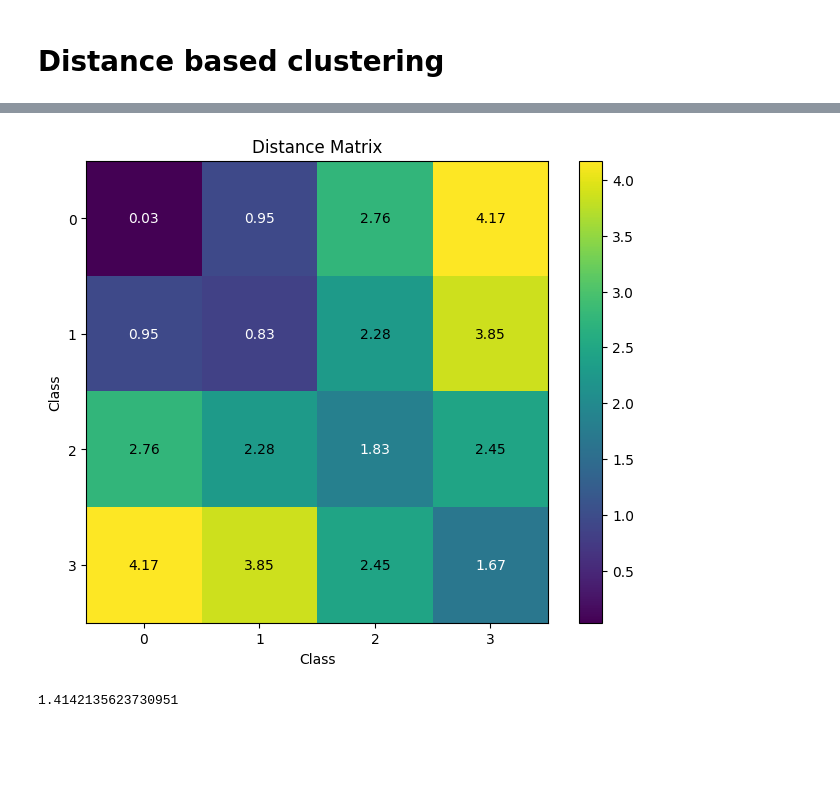
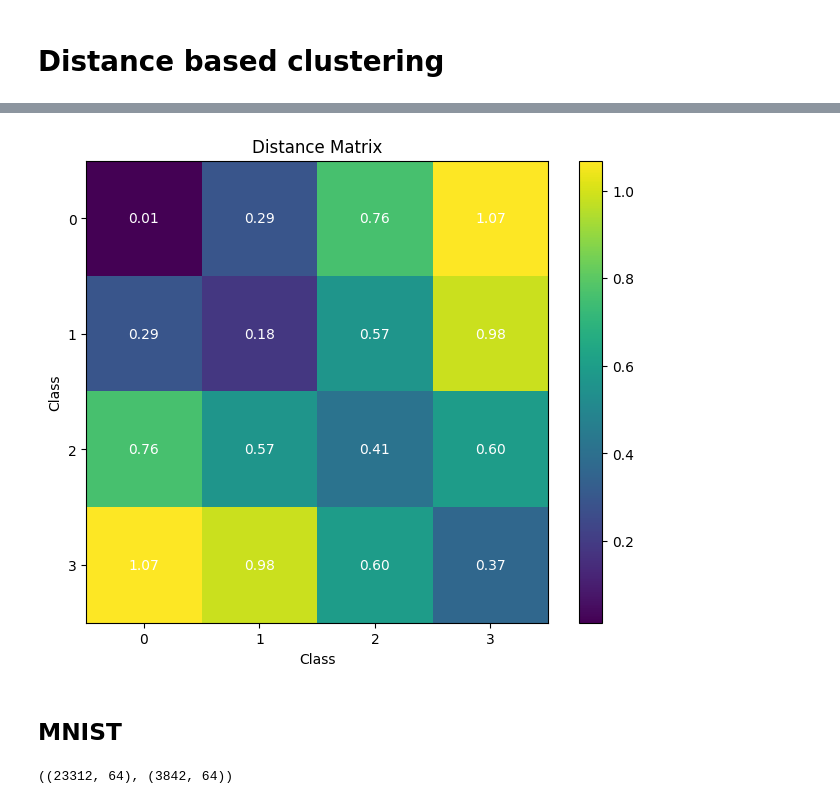
Before and after one commit to timodw/time_series_preprocessing, a Jupyter notebook: evaluation.ipynb, the cells around one changed output, grey strips where cells are left out. Saved outputs shown, nothing was run; the diff lists cells and outputs as text; code cells hidden in the pictures; blank space fills up the shorter version.

Commit message:
some work on MNIST

```diff
--- a/evaluation.ipynb
+++ b/evaluation.ipynb
@@ -174,10 +176,12 @@ _ = dtw_c(np.random.randn(100), np.random.randn(100))
 from data import load_dataset
 from distance_matrix import parallel_distance_matrix
 
+N = 2000
+
 X, y = load_dataset(Path('processed_data'), dataset_id='RTAGXFQJ4T') # FFT
 # X, y = load_dataset(Path('processed_data'), dataset_id='K6WZL7BWHQ') # Raw
 X, y = X[0][:, :, 0], y[0]
-indices = np.random.choice(len(X), 500)
+indices = np.random.choice(len(X), N)
 X, y = X[indices], y[indices]
 print(X.shape, np.unique(y, return_counts=True))
 
@@ -193,12 +194,12 @@ distance_matrix = distance_matrix / sums[:, np.newaxis]
 from sklearn.cluster import AgglomerativeClustering,  DBSCAN
 from collections import defaultdict
 
-def cluster_time_series(distance_matrix, n_clusters=None):
+def cluster_time_series(distances, n_clusters=None):
     clustering_model = AgglomerativeClustering(n_clusters=n_clusters, metric='precomputed', linkage='average')
-    labels = clustering_model.fit_predict(distance_matrix)
+    labels = clustering_model.fit_predict(distances)
     return labels
 
-clusters = cluster_time_series(distance_matrix, n_clusters=10)
+clusters = cluster_time_series(distances, n_clusters=50)
 cluster_label_mapping = defaultdict(list)
 for label, cluster in zip(y, clusters):
     cluster_label_mapping[cluster].append(label)
@@ -231,58 +214,38 @@ Cluster 9 -> 2 (100.00%)
 # %%
 distance_dict = defaultdict(list)
-for i in range(500):
-    for j in range(i + 1, 500):
+for i in range(N):
+    for j in range(i + 1, N):
         l_i, l_j = y[i], y[j]
-        distance_dict[(min(l_i, l_j), max(l_i, l_j))].append(distance_matrix[i, j] * 1000)
+        distance_dict[(min(l_i, l_j), max(l_i, l_j))].append(distances[i, j] * 1000)
 
 mean_dict = {k: np.mean(v) for k, v in distance_dict.items()}
 max_index = max(max(k) for k in mean_dict.keys()) + 1
 matrix = np.full((max_index, max_index), np.nan)
 
 # Populate the distance matrix
 for (i, j), distance in mean_dict.items():
     matrix[i, j] = distance
     matrix[j, i] = distance
 plt.figure(figsize=(8, 6))
 plt.imshow(matrix, cmap='viridis', interpolation='none')
 
 # Add text annotations for each cell
 for i in range(max_index):
     for j in range(max_index):
         distance = matrix[i, j]
         if not np.isnan(distance):
             plt.text(j, i, f'{distance:.2f}', ha='center', va='center', color='white' if distance < 2 else 'black')
 
 plt.title('Distance Matrix')
 plt.xlabel('Class')
 plt.ylabel('Class')
 plt.xticks(range(max_index))
 plt.yticks(range(max_index))
 plt.colorbar()
 plt.show()
 
 # {k: v for k, v in mean_dict.items() if k[0] == k[1]}, {k: v for k, v in mean_dict.items() if k[0] != k[1]}
 # %% [output]
-[figure, old version]
+[figure, new version]
-# %%
-import numpy as np
-import ctypes
-libdtw = ctypes.CDLL('./libdtw.so')
-
-# Specify the argument and result types
-libdtw.dtw.argtypes = [ctypes.c_int, ctypes.POINTER(ctypes.c_double), ctypes.c_int, ctypes.POINTER(ctypes.c_double)]
-libdtw.dtw.restype = ctypes.c_double
-
-# Python function to wrap the C function
-def dtw(s1, s2):
-    array_type1 = ctypes.c_double * len(s1)
-    array_type2 = ctypes.c_double * len(s2)
-    result = libdtw.dtw(len(s1), array_type1(*s1), len(s2), array_type2(*s2))
-    return result
-
-# Example usage
-s1 = np.array([1.0, 2.0, 3.0])
-s2 = np.array([2.0, 3.0, 4.0])
-print(dtw(s1, s2))
-# %% [output]
-1.4142135623730951
+# %% [markdown]
+## MNIST
@@ -288,0 +277,33 @@ print(dtw(s1, s2))
+# %%
+X_train, y_train = tfds.load('mnist', split='train', as_supervised=True, batch_size=-1)
+X_train = np.reshape(X_train, X_train.shape[:-1]) / 255
+X_train = np.pad(X_train, pad_width=((0, 0), (2, 2), (2, 2)), mode='constant', constant_values=0.)
+X_train = mnist_blocks(X_train)
+indices = np.isin(y_train, SELECTED_DIGITS)
+X_train = X_train[indices]
+y_train = y_train[indices]
+
+X_test, y_test = tfds.load('mnist', split='test', as_supervised=True, batch_size=-1)
+X_test = np.reshape(X_test, X_test.shape[:-1]) / 255
+X_test = np.pad(X_test, pad_width=((0, 0), (2, 2), (2, 2)), mode='constant', constant_values=0.)
+X_test = mnist_blocks(X_test)
+indices = np.isin(y_test, SELECTED_DIGITS)
+X_test = X_test[indices]
+y_test = y_test[indices]
+
+# train_distance_matrix = parallel_distance_matrix(X_train, metric='euclidean')
+# test_distance_matrix = parallel_distance_matrix(X_test, metric='euclidean')
+
+data_path = Path('datasets') / 'MNIST'
+data_path.mkdir(exist_ok=True, parents=True)
+
+np.save(data_path / 'X_train', X_train)
+np.save(data_path / 'y_train', y_train)
+# np.save(data_path / 'distance_matrix_train', train_distance_matrix)
+np.save(data_path / 'X_test', X_test)
+np.save(data_path / 'y_test', y_test)
+# np.save(data_path / 'distance_matrix_test', test_distance_matrix)
+
+X_train.shape, X_test.shape
+# %% [output]
+((23312, 64), (3842, 64))
```
Also changed, not shown: parts of 15 cells of this notebook, 1 other file.
